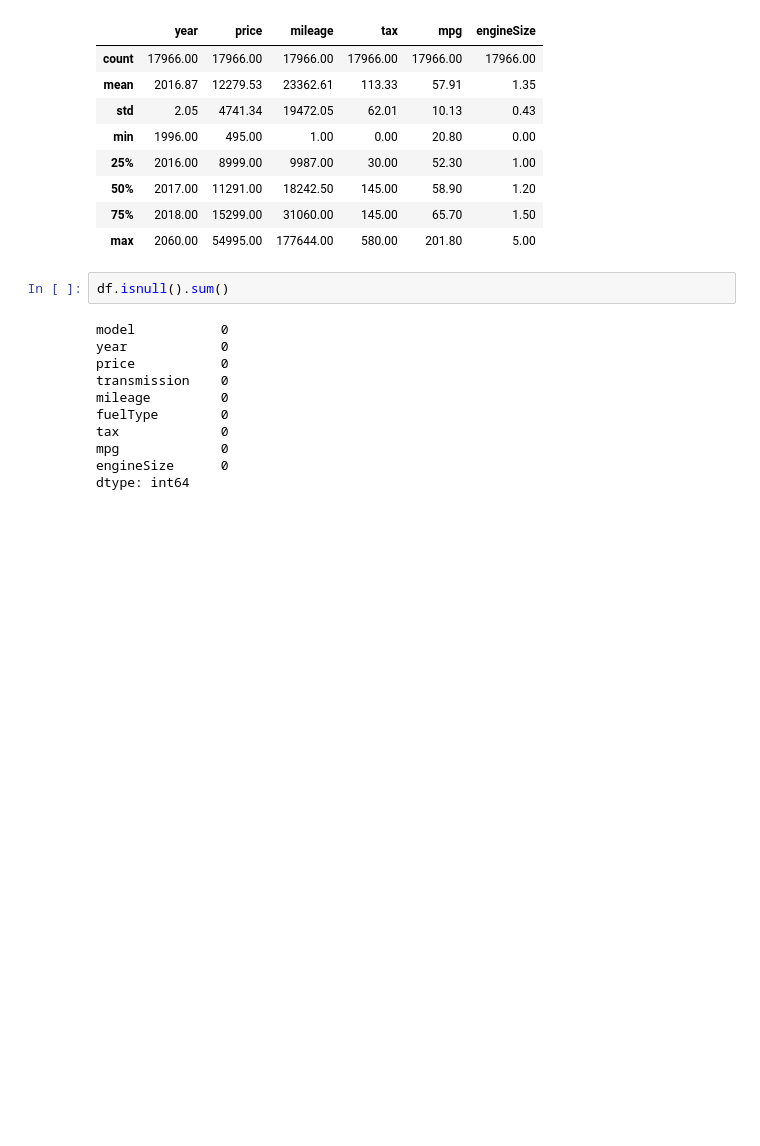
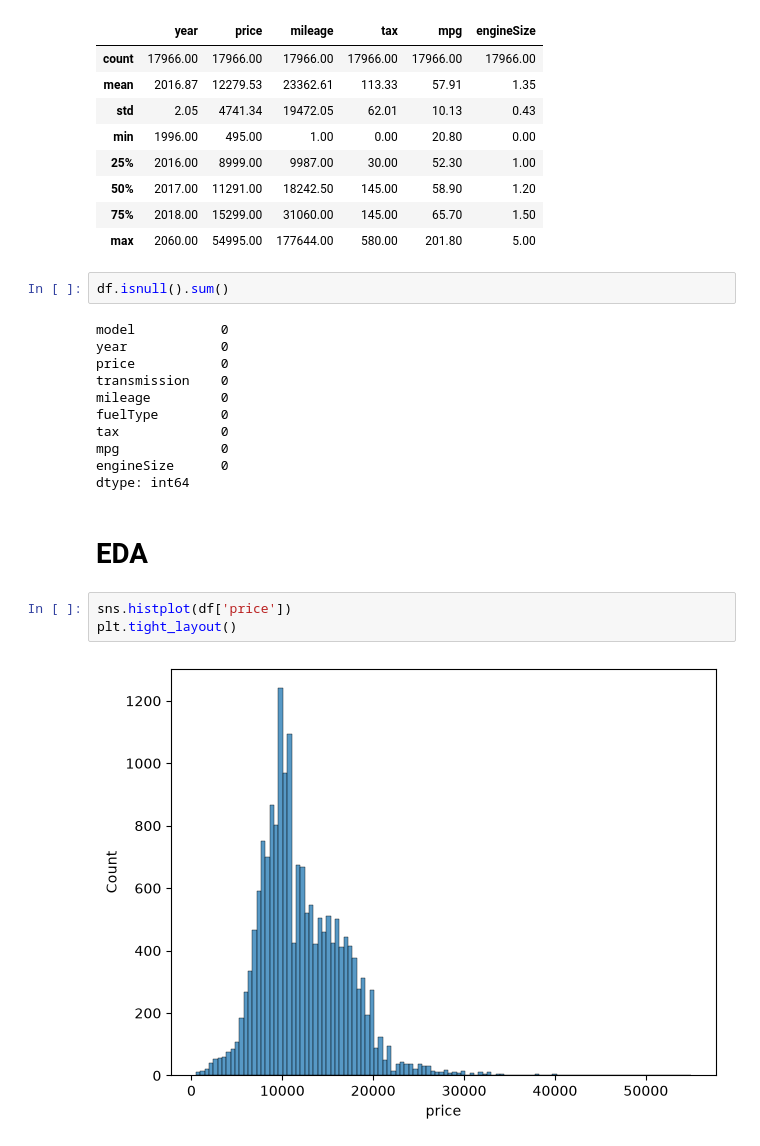
Before and after one commit to miraj-since2005/Ford-Car-Price-Prediction, a Jupyter notebook: CodeBook.ipynb, the cells around one changed output. Drawn from its saved outputs; the diff is of its cells as text; blank space fills up the shorter version.

```diff
--- a/CodeBook.ipynb
+++ b/CodeBook.ipynb
@@ -66,3 +66,10 @@ tax             0
 mpg             0
 engineSize      0
 dtype: int64
+# %% [markdown]
+# EDA
+# %%
+sns.histplot(df['price'])
+plt.tight_layout()
+# %% [output]
+[figure, added]
```
Also changed, not shown: parts of 1 cell of this notebook.
